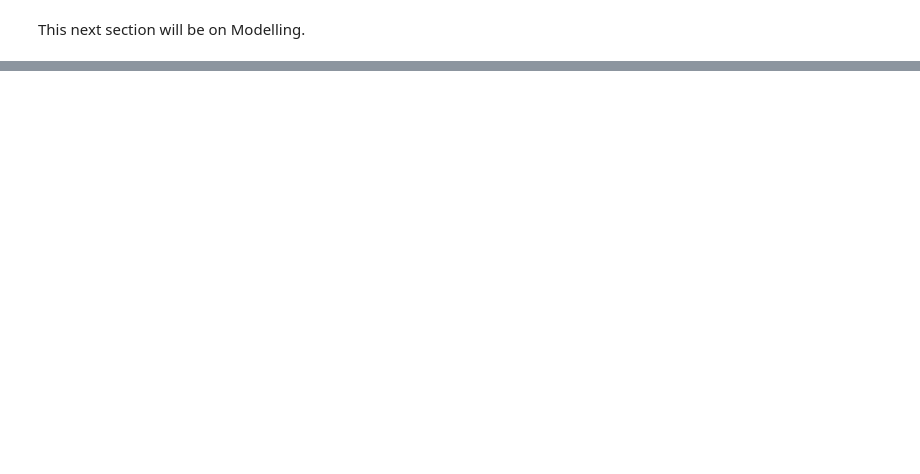
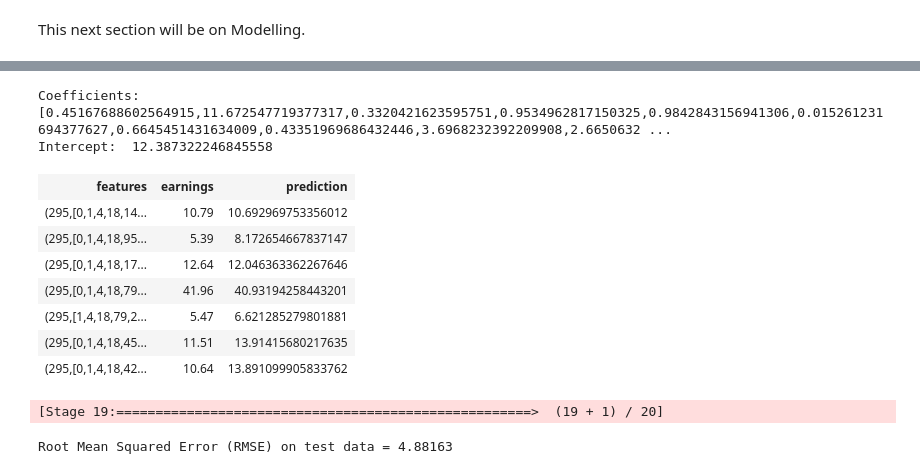
Before and after one commit to alistaircwh/Rideshare-Earnings-Forecasting, a Jupyter notebook: notebook/model.ipynb, the cells around one changed output, grey strips where cells are left out. Cells and saved outputs as stored; diff of their text form; code cells hidden in the pictures; blank space fills up the shorter version.

Commit message:
Finished modelling and everything else

```diff
--- a/notebook/model.ipynb
+++ b/notebook/model.ipynb
@@ -31,10 +30,8 @@ from pyspark.ml.linalg import VectorUDT
 # Define the schema
 schema = StructType([
     StructField("hvfhs_license_num", StringType(), True),
-    StructField("pickup_datetime", TimestampType(), True),
     StructField("PULocationID", IntegerType(), True),
     StructField("trip_miles", DoubleType(), True),
-    StructField("trip_time", LongType(), True),
     StructField("license_vec", VectorUDT(), True),
     StructField("day_of_week", IntegerType(), True),
     StructField("hour_of_day", IntegerType(), True),
@@ -43,13 +40,12 @@ schema = StructType([
     StructField("hour_vec", VectorUDT(), True),
     StructField("PULocation_vec", VectorUDT(), True),
     StructField("trip_miles_standardised", DoubleType(), True),
+    StructField("trip_time_standardised", DoubleType(), True),
     StructField("earnings_per_hour", DoubleType(), True),
+    StructField("earnings", DoubleType(), True),
     StructField("feelslike", DoubleType(), True),
-    StructField("precip", DoubleType(), True),
-    StructField("preciptype", StringType(), True),
     StructField("feelslike_standardised", DoubleType(), True),
     StructField("precip_standardised", DoubleType(), True),
-    StructField("preciptype_index", DoubleType(), True),
     StructField("preciptype_vec", VectorUDT(), True),
     StructField("is_public_holiday", IntegerType(), True)
 ])
@@ -73,13 +72,15 @@ final_df.describe().show()
 # %%
-# Train test split
-
-from pyspark.sql.functions import month
+# Split into train and test sets
+from pyspark.sql.functions import col
 
 # Filter the DataFrame to create training and test sets
-training_df = final_df.filter(month('pickup_datetime').between(5, 10) )  # May to October
-test_df = final_df.filter(month('pickup_datetime') == 11)  # November
+training_data = final_data.filter(col('month').between(5, 10))  # May to October
+test_data = final_data.filter(col('month') == 11)  # November
 
 # Inspect size of sets
-print("Training Set: ", training_df.count())
-print("Test Set: ", test_df.count())
+print("Training Set: ", training_data.count())
+print("Test Set: ", test_data.count())
+
+# Preview
+training_data.limit(7)
 # %% [output]
@@ -115,0 +97,21 @@ training_df.limit(7)
+# %%
+# Coefficients, Predictions/Result
+
+# Initialise the Linear Regression model
+lr = LinearRegression(featuresCol='features',
+                      labelCol='earnings',
+                     )
+
+#Fit model on training data
+lm = lr.fit(training_data)
+
+# Output the coefficients and intercept
+print("Coefficients: ", lm.coefficients)
+print("Intercept: ", lm.intercept)
+
+# Generate predictions for test data
+predictions = lm.transform(test_data)
+
+# Display some of the predictions
+predictions.select('features', 'earnings', 'prediction').limit(7)
+# %% [output]
@@ -115,0 +121,25 @@ training_df.limit(7)
+Coefficients:  [0.45167688602564915,11.672547719377317,0.3320421623595751,0.9534962817150325,0.9842843156941306,0.015261231694377627,0.6645451431634009,0.43351969686432446,3.6968232392209908,2.6650632 ...
+Intercept:  12.387322246845558
+| features | earnings | prediction |
+| (295,[0,1,4,18,14... | 10.79 | 10.692969753356012 |
+| (295,[0,1,4,18,95... | 5.39 | 8.172654667837147 |
+| (295,[0,1,4,18,17... | 12.64 | 12.046363362267646 |
+| (295,[0,1,4,18,79... | 41.96 | 40.93194258443201 |
+| (295,[1,4,18,79,2... | 5.47 | 6.621285279801881 |
+| (295,[0,1,4,18,45... | 11.51 | 13.91415680217635 |
+| (295,[0,1,4,18,42... | 10.64 | 13.891099905833762 |
+# %%
+#Error Analysis -> Evaluate the model performance using RMSE
+
+from pyspark.ml.evaluation import RegressionEvaluator
+
+#Linear Regression
+evaluator = RegressionEvaluator(
+    labelCol='earnings', predictionCol='prediction', metricName='rmse'
+)
+
+rmse = evaluator.evaluate(predictions)
+print("Root Mean Squared Error (RMSE) on test data = %g" % rmse)
+# %% [output]
+[Stage 19:=====================================================>  (19 + 1) / 20]
+Root Mean Squared Error (RMSE) on test data = 4.88163
```
Also changed, not shown: parts of 18 cells of this notebook, 13 other files.
